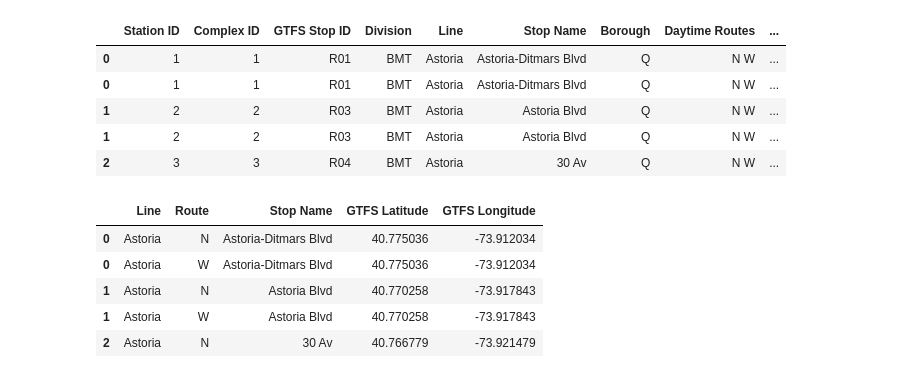
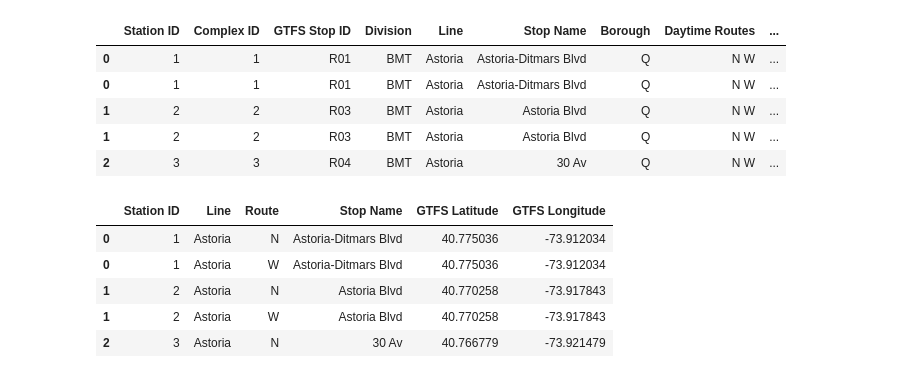
Before and after one commit to alecarreche/City_Folk, a Jupyter notebook: src/data_cleaning.ipynb, the cells around one changed output. Drawn from its saved outputs; the diff is of its cells as text; code cells hidden in the pictures.

Commit message:
data fixes

```diff
--- a/src/data_cleaning.ipynb
+++ b/src/data_cleaning.ipynb
@@ -25,12 +25,12 @@ data.head()
 | 1 | 2 | 2 | R03 | BMT | Astoria | Astoria Blvd | Q | N W | ... |
 | 2 | 3 | 3 | R04 | BMT | Astoria | 30 Av | Q | N W | ... |
 # %%
-data = data[["Line", "Route", "Stop Name", "GTFS Latitude", "GTFS Longitude"]]
+data = data[["Station ID", "Line", "Route", "Stop Name", "GTFS Latitude", "GTFS Longitude"]]
 data.head()
 # %% [output]
-|  | Line | Route | Stop Name | GTFS Latitude | GTFS Longitude |
-| 0 | Astoria | N | Astoria-Ditmars Blvd | 40.775036 | -73.912034 |
-| 0 | Astoria | W | Astoria-Ditmars Blvd | 40.775036 | -73.912034 |
-| 1 | Astoria | N | Astoria Blvd | 40.770258 | -73.917843 |
-| 1 | Astoria | W | Astoria Blvd | 40.770258 | -73.917843 |
-| 2 | Astoria | N | 30 Av | 40.766779 | -73.921479 |
+|  | Station ID | Line | Route | Stop Name | GTFS Latitude | GTFS Longitude |
+| 0 | 1 | Astoria | N | Astoria-Ditmars Blvd | 40.775036 | -73.912034 |
+| 0 | 1 | Astoria | W | Astoria-Ditmars Blvd | 40.775036 | -73.912034 |
+| 1 | 2 | Astoria | N | Astoria Blvd | 40.770258 | -73.917843 |
+| 1 | 2 | Astoria | W | Astoria Blvd | 40.770258 | -73.917843 |
+| 2 | 3 | Astoria | N | 30 Av | 40.766779 | -73.921479 |
```
Also changed, not shown: parts of 16 cells of this notebook, 2 other files.
